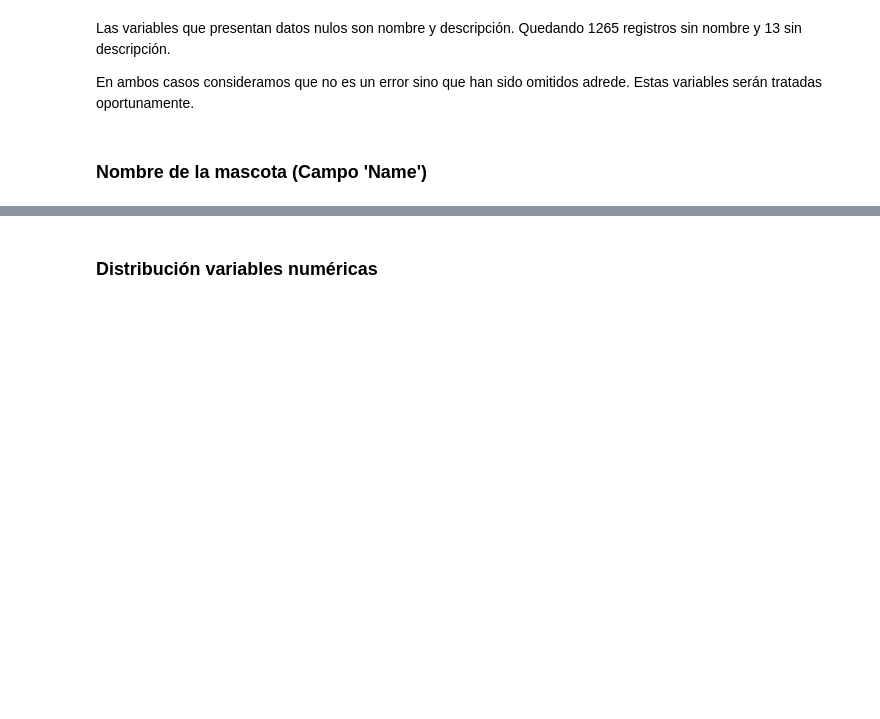
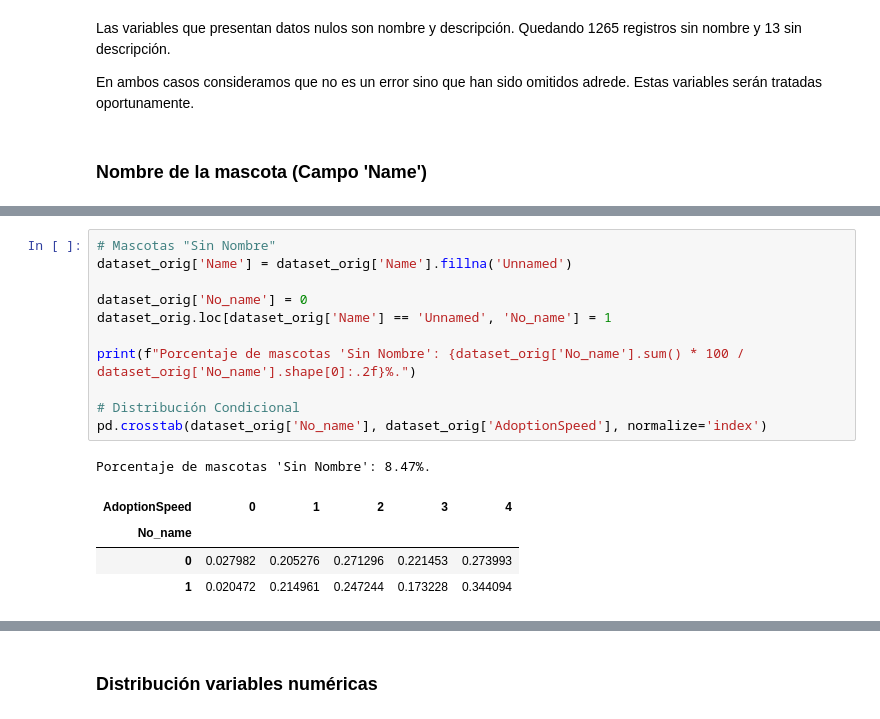
Before and after one commit to fechhh/laboII, a Jupyter notebook: EDA/eda_manual.ipynb, the cells around one changed output, grey strips where cells are left out. Cells and saved outputs as stored; diff of their text form; blank space fills up the shorter version.

```diff
--- a/EDA/eda_manual.ipynb
+++ b/EDA/eda_manual.ipynb
@@ -154,0 +172,17 @@ wordcloud....
+# %%
+# Mascotas "Sin Nombre"
+dataset_orig['Name'] = dataset_orig['Name'].fillna('Unnamed')
+
+dataset_orig['No_name'] = 0
+dataset_orig.loc[dataset_orig['Name'] == 'Unnamed', 'No_name'] = 1
+
+print(f"Porcentaje de mascotas 'Sin Nombre': {dataset_orig['No_name'].sum() * 100 / dataset_orig['No_name'].shape[0]:.2f}%.")
+
+# Distribución Condicional
+pd.crosstab(dataset_orig['No_name'], dataset_orig['AdoptionSpeed'], normalize='index')
+# %% [output]
+Porcentaje de mascotas 'Sin Nombre': 8.47%.
+| AdoptionSpeed | 0 | 1 | 2 | 3 | 4 |
+| No_name |  |  |  |  |  |
+| 0 | 0.027982 | 0.205276 | 0.271296 | 0.221453 | 0.273993 |
+| 1 | 0.020472 | 0.214961 | 0.247244 | 0.173228 | 0.344094 |
```
Also changed, not shown: parts of 6 cells of this notebook.
